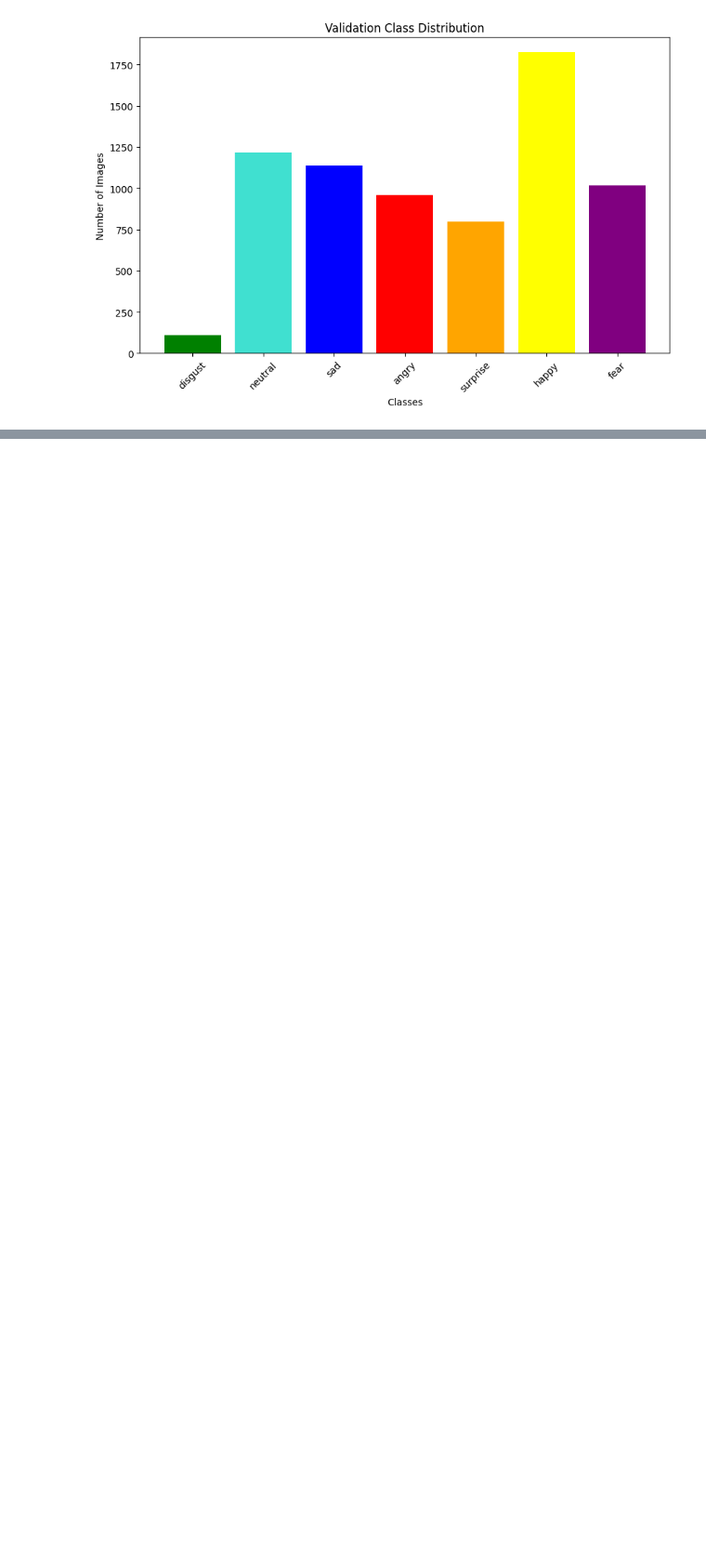
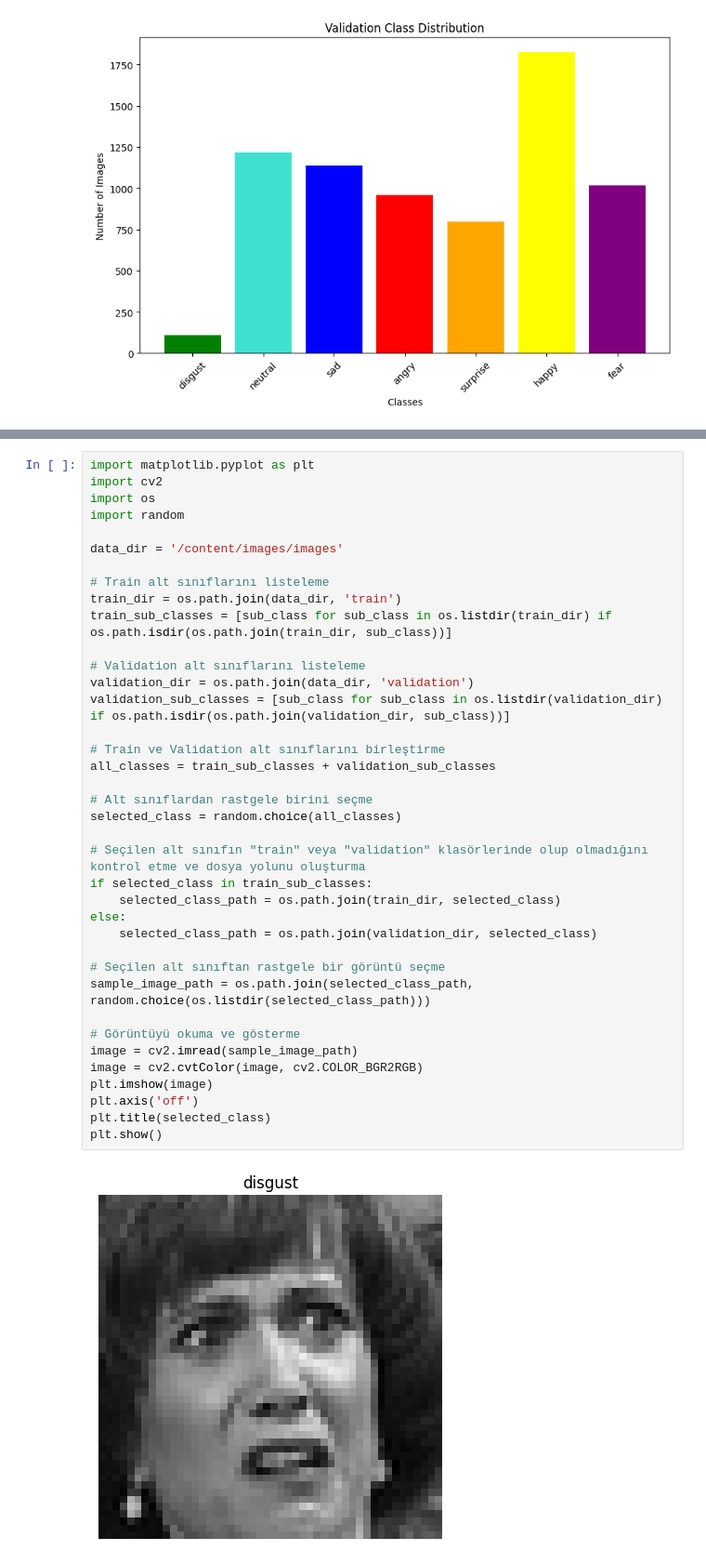
Before and after one commit to SefiyeArican/Face-expression-recognition, a Jupyter notebook: Face_expression_recognition.ipynb, the cells around one changed output, grey strips where cells are left out. Shown at 93% size. Drawn from its saved outputs; the diff is of its cells as text; blank space fills up the shorter version.

```diff
--- a/Face_expression_recognition.ipynb
+++ b/Face_expression_recognition.ipynb
@@ -245,0 +286,40 @@ plt.show()
+# %%
+import matplotlib.pyplot as plt
+import cv2
+import os
+import random
+
+data_dir = '/content/images/images'
+
+# Train alt sınıflarını listeleme
+train_dir = os.path.join(data_dir, 'train')
+train_sub_classes = [sub_class for sub_class in os.listdir(train_dir) if os.path.isdir(os.path.join(train_dir, sub_class))]
+
+# Validation alt sınıflarını listeleme
+validation_dir = os.path.join(data_dir, 'validation')
+validation_sub_classes = [sub_class for sub_class in os.listdir(validation_dir) if os.path.isdir(os.path.join(validation_dir, sub_class))]
+
+# Train ve Validation alt sınıflarını birleştirme
+all_classes = train_sub_classes + validation_sub_classes
+
+# Alt sınıflardan rastgele birini seçme
+selected_class = random.choice(all_classes)
+
+# Seçilen alt sınıfın "train" veya "validation" klasörlerinde olup olmadığını kontrol etme ve dosya yolunu oluşturma
+if selected_class in train_sub_classes:
+    selected_class_path = os.path.join(train_dir, selected_class)
+else:
+    selected_class_path = os.path.join(validation_dir, selected_class)
+
+# Seçilen alt sınıftan rastgele bir görüntü seçme
+sample_image_path = os.path.join(selected_class_path, random.choice(os.listdir(selected_class_path)))
+
+# Görüntüyü okuma ve gösterme
+image = cv2.imread(sample_image_path)
+image = cv2.cvtColor(image, cv2.COLOR_BGR2RGB)
+plt.imshow(image)
+plt.axis('off')
+plt.title(selected_class)
+plt.show()
+# %% [output]
+[figure, added]
```
Also changed, not shown: parts of 3 cells of this notebook.
